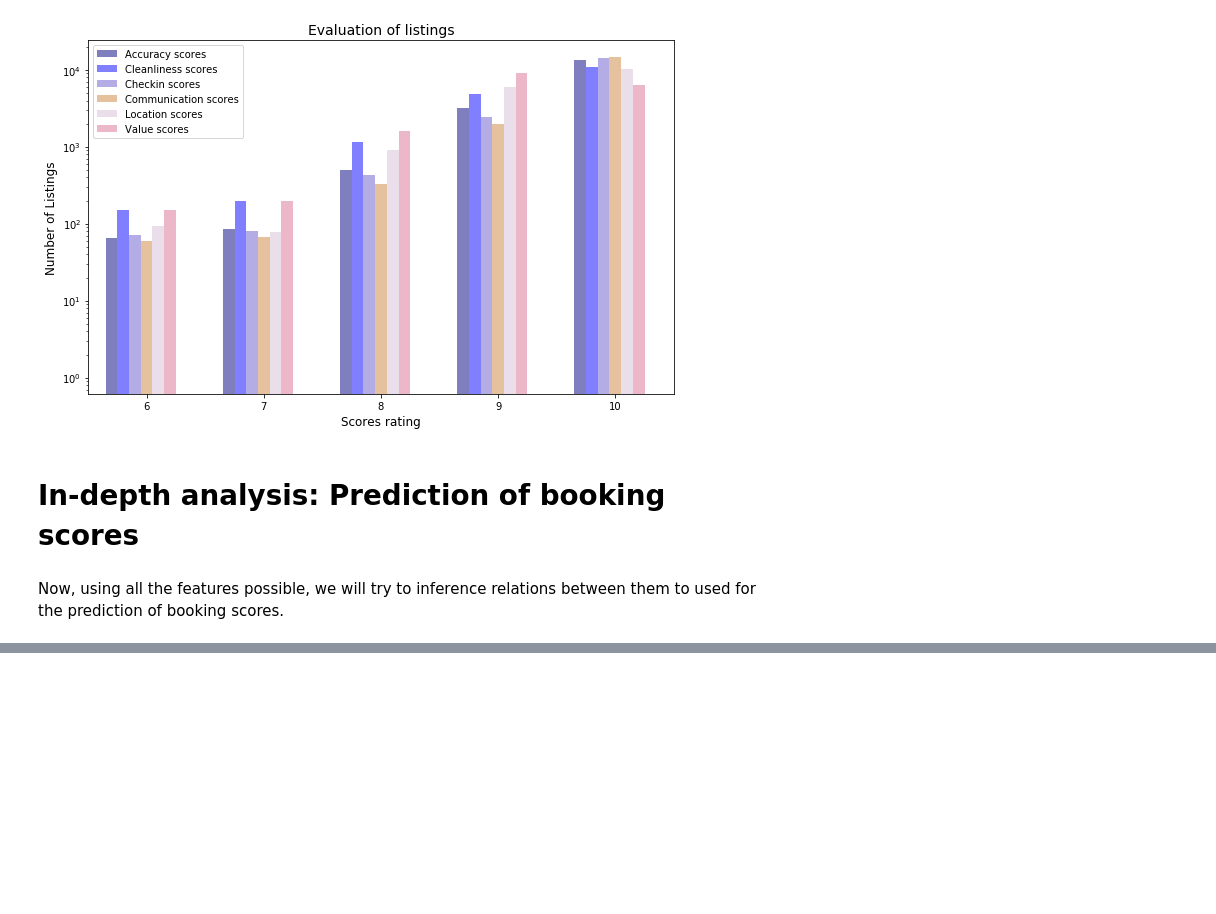
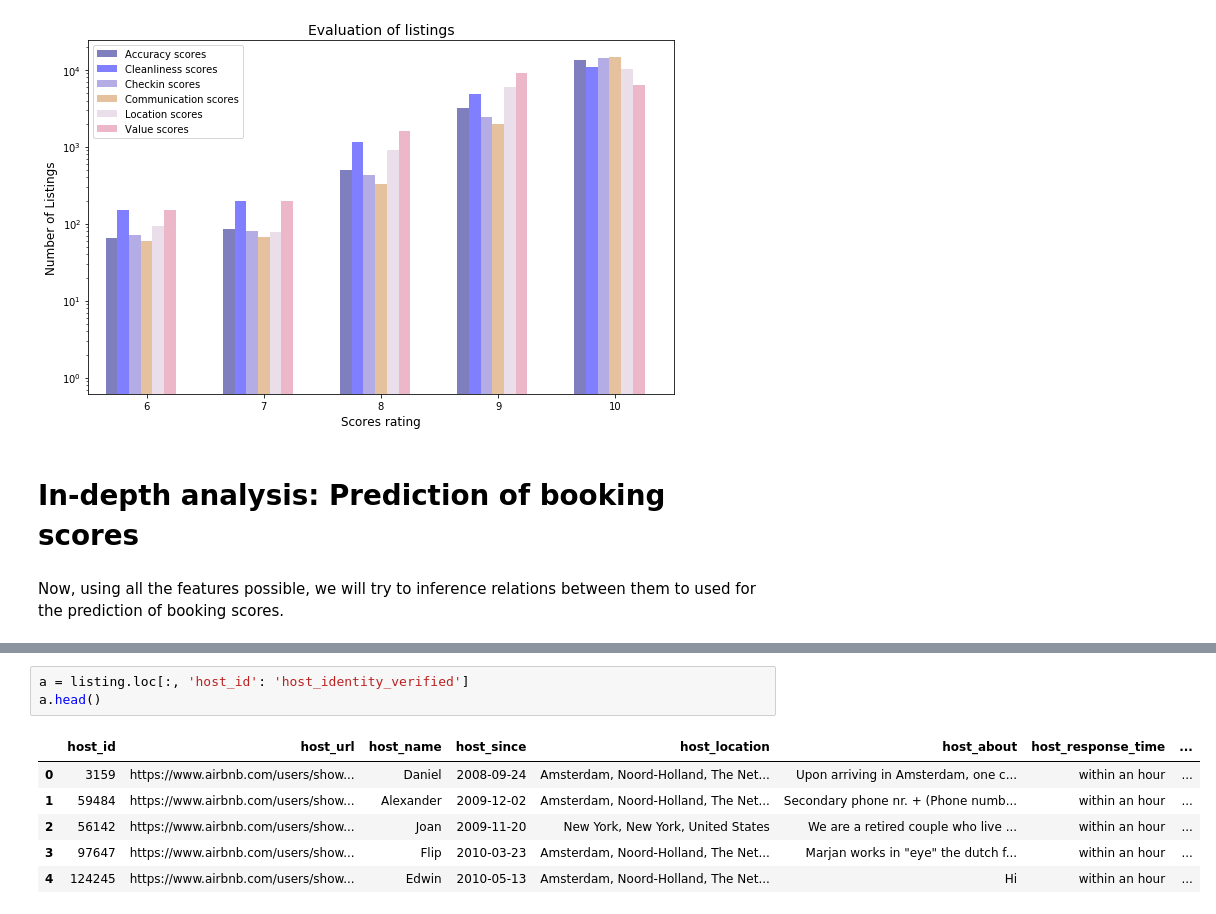
Before and after one commit to Daesparz/airbnb_amsterdam, a Jupyter notebook: Data_analysis/analysis_listing_scores.ipynb, the cells around one changed output, grey strips where cells are left out. Cells and saved outputs as stored; diff of their text form; blank space fills up the shorter version.

```diff
--- a/Data_analysis/analysis_listing_scores.ipynb
+++ b/Data_analysis/analysis_listing_scores.ipynb
@@ -179,0 +184,10 @@ Now, using all the features possible, we will try to inference relations between
+# %%
+a = listing.loc[:, 'host_id': 'host_identity_verified']
+a.head()
+# %% [output]
+|  | host_id | host_url | host_name | host_since | host_location | host_about | host_response_time | ... |
+| 0 | 3159 | https://www.airbnb.com/users/show... | Daniel | 2008-09-24 | Amsterdam, Noord-Holland, The Net... | Upon arriving in Amsterdam, one c... | within an hour | ... |
+| 1 | 59484 | https://www.airbnb.com/users/show... | Alexander | 2009-12-02 | Amsterdam, Noord-Holland, The Net... | Secondary phone nr. + (Phone numb... | within an hour | ... |
+| 2 | 56142 | https://www.airbnb.com/users/show... | Joan | 2009-11-20 | New York, New York, United States | We are a retired couple who live ... | within an hour | ... |
+| 3 | 97647 | https://www.airbnb.com/users/show... | Flip | 2010-03-23 | Amsterdam, Noord-Holland, The Net... | Marjan works in "eye" the dutch f... | within an hour | ... |
+| 4 | 124245 | https://www.airbnb.com/users/show... | Edwin | 2010-05-13 | Amsterdam, Noord-Holland, The Net... | Hi | within an hour | ... |
```
Also changed, not shown: parts of 2 cells of this notebook.
